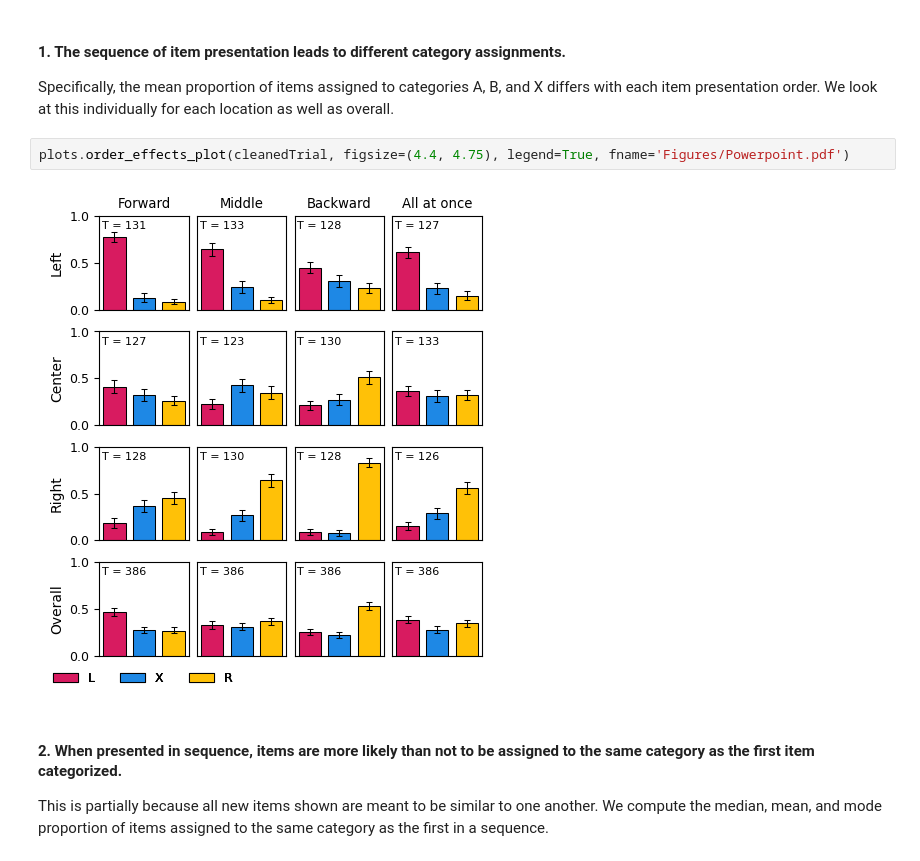
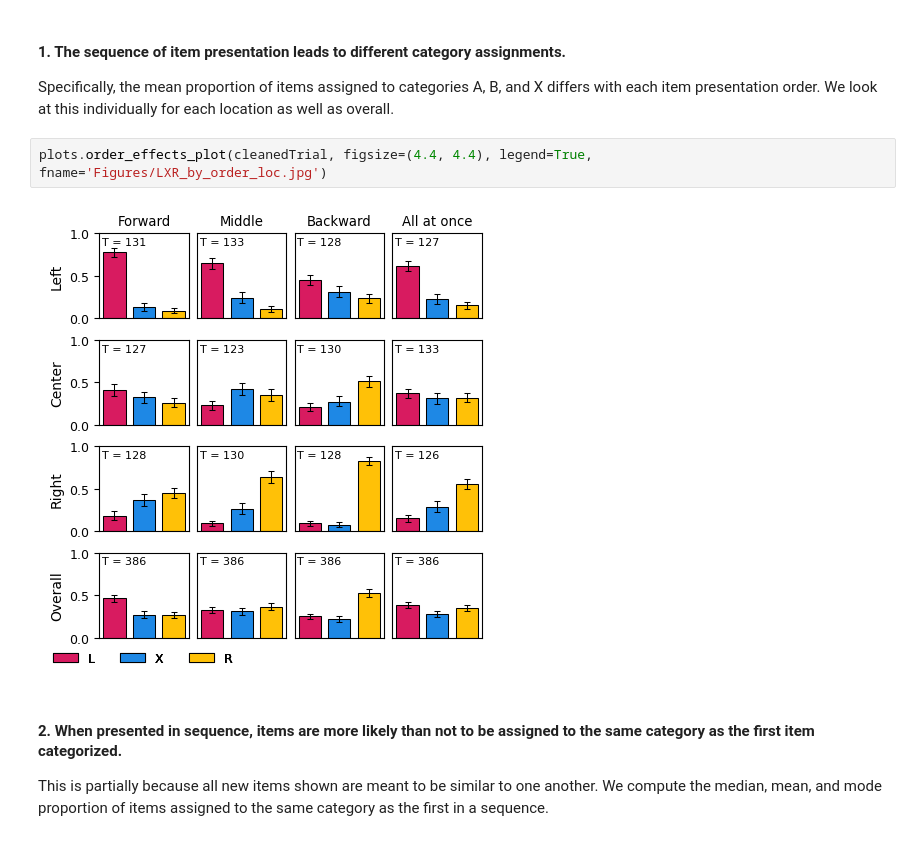
Before and after one commit to katie-warburton/Sequence-Effects-in-Hierarchical-Category-Systems, a Jupyter notebook: Order Effetcs Analysis.ipynb, the cells around one changed output. Drawn from its saved outputs; the diff is of its cells as text.

Commit message:
cleaned code for submission

```diff
--- a/Order Effetcs Analysis.ipynb
+++ b/Order Effetcs Analysis.ipynb
@@ -71,9 +75,9 @@ plots.generate_summary_LXR_plot(cleanedTrial, 'POOL', ['rep', 'prolific1', 'prol
 #### 1. The sequence of item presentation leads to different category assignments.
 Specifically, the mean proportion of items assigned to categories A, B, and X differs with each item presentation order.  We look at this individually for each location as well as overall.
 # %%
-plots.order_effects_plot(cleanedTrial, figsize=(4.4, 4.75), legend=True, fname='Figures/Powerpoint.pdf')
+plots.order_effects_plot(cleanedTrial, figsize=(4.4, 4.4), legend=True, fname='Figures/LXR_by_order_loc.jpg')
 # %% [output]
-[figure, old version]
+[figure, new version]
 # %% [markdown]
 #### 2. When presented in sequence, items are more likely than not to be assigned to the same category as the first item categorized.
 This is partially because all new items shown are meant to be similar to one another. We compute the median, mean, and mode proportion of items assigned to the same category as the first in a sequence.
```
Also changed, not shown: parts of 14 cells of this notebook, 4 other files.
